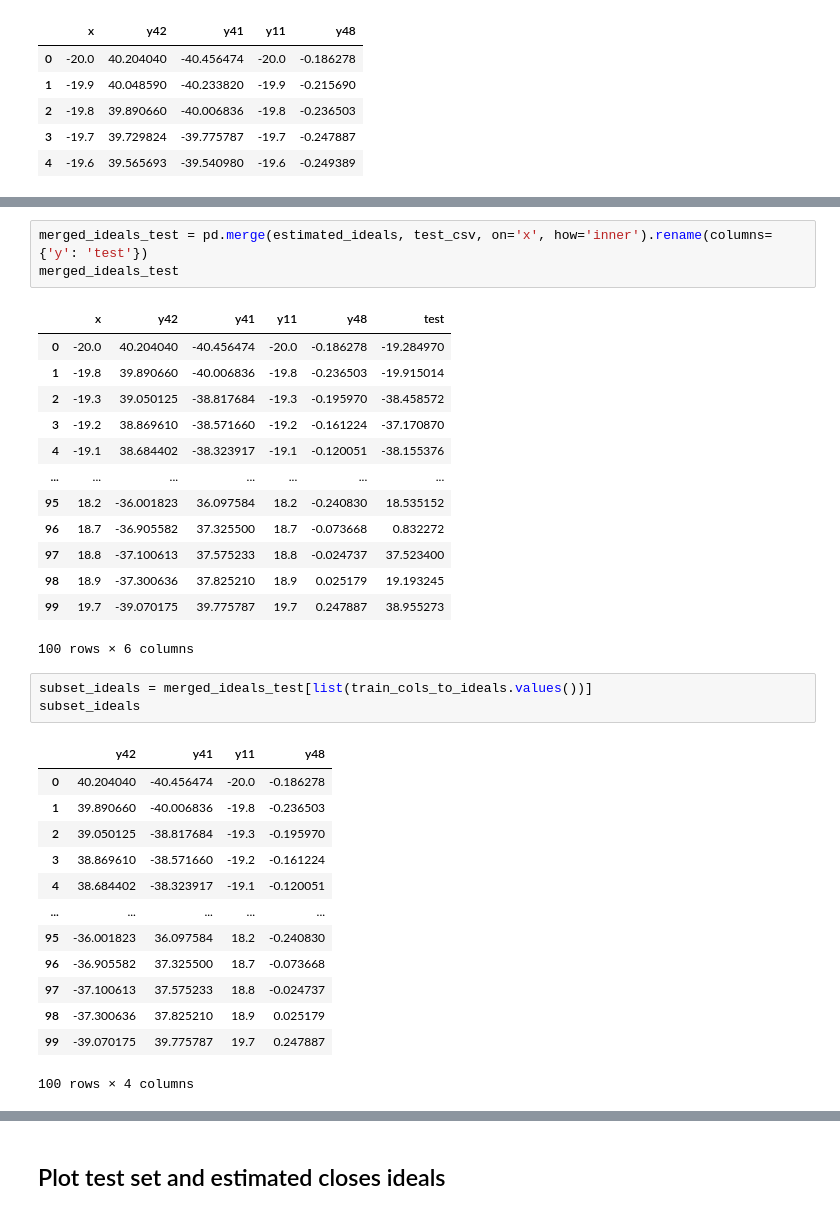
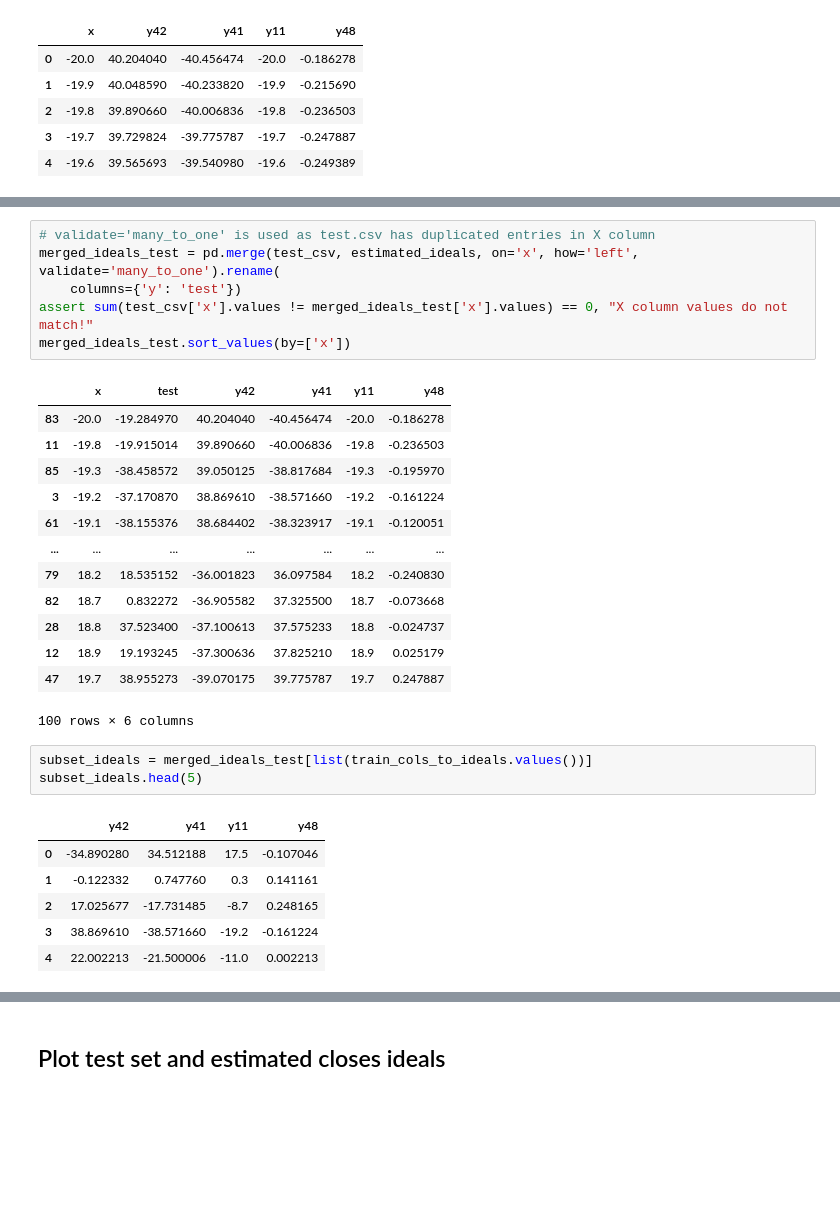
Before and after one commit to sukhitashvili/python_project, a Jupyter notebook: homework.ipynb, the cells around one changed output, grey strips where cells are left out. Saved outputs shown, nothing was run; the diff lists cells and outputs as text; blank space fills up the shorter version.

```diff
--- a/homework.ipynb
+++ b/homework.ipynb
@@ -210,36 +236,32 @@ test_csv
 # %%
-merged_ideals_test = pd.merge(estimated_ideals, test_csv, on='x', how='inner').rename(columns={'y': 'test'})
-merged_ideals_test
+# validate='many_to_one' is used as test.csv has duplicated entries in X column
+merged_ideals_test = pd.merge(test_csv, estimated_ideals, on='x', how='left', validate='many_to_one').rename(
+    columns={'y': 'test'})
+assert sum(test_csv['x'].values != merged_ideals_test['x'].values) == 0, "X column values do not match!"
+merged_ideals_test.sort_values(by=['x'])
 # %% [output]
-|  | x | y42 | y41 | y11 | y48 | test |
-| 0 | -20.0 | 40.204040 | -40.456474 | -20.0 | -0.186278 | -19.284970 |
-| 1 | -19.8 | 39.890660 | -40.006836 | -19.8 | -0.236503 | -19.915014 |
-| 2 | -19.3 | 39.050125 | -38.817684 | -19.3 | -0.195970 | -38.458572 |
-| 3 | -19.2 | 38.869610 | -38.571660 | -19.2 | -0.161224 | -37.170870 |
-| 4 | -19.1 | 38.684402 | -38.323917 | -19.1 | -0.120051 | -38.155376 |
+|  | x | test | y42 | y41 | y11 | y48 |
+| 83 | -20.0 | -19.284970 | 40.204040 | -40.456474 | -20.0 | -0.186278 |
+| 11 | -19.8 | -19.915014 | 39.890660 | -40.006836 | -19.8 | -0.236503 |
+| 85 | -19.3 | -38.458572 | 39.050125 | -38.817684 | -19.3 | -0.195970 |
+| 3 | -19.2 | -37.170870 | 38.869610 | -38.571660 | -19.2 | -0.161224 |
+| 61 | -19.1 | -38.155376 | 38.684402 | -38.323917 | -19.1 | -0.120051 |
 | ... | ... | ... | ... | ... | ... | ... |
-| 95 | 18.2 | -36.001823 | 36.097584 | 18.2 | -0.240830 | 18.535152 |
-| 96 | 18.7 | -36.905582 | 37.325500 | 18.7 | -0.073668 | 0.832272 |
-| 97 | 18.8 | -37.100613 | 37.575233 | 18.8 | -0.024737 | 37.523400 |
-| 98 | 18.9 | -37.300636 | 37.825210 | 18.9 | 0.025179 | 19.193245 |
-| 99 | 19.7 | -39.070175 | 39.775787 | 19.7 | 0.247887 | 38.955273 |
+| 79 | 18.2 | 18.535152 | -36.001823 | 36.097584 | 18.2 | -0.240830 |
+| 82 | 18.7 | 0.832272 | -36.905582 | 37.325500 | 18.7 | -0.073668 |
+| 28 | 18.8 | 37.523400 | -37.100613 | 37.575233 | 18.8 | -0.024737 |
+| 12 | 18.9 | 19.193245 | -37.300636 | 37.825210 | 18.9 | 0.025179 |
+| 47 | 19.7 | 38.955273 | -39.070175 | 39.775787 | 19.7 | 0.247887 |
 100 rows × 6 columns
 # %%
 subset_ideals = merged_ideals_test[list(train_cols_to_ideals.values())]
-subset_ideals
+subset_ideals.head(5)
 # %% [output]
 |  | y42 | y41 | y11 | y48 |
-| 0 | 40.204040 | -40.456474 | -20.0 | -0.186278 |
-| 1 | 39.890660 | -40.006836 | -19.8 | -0.236503 |
-| 2 | 39.050125 | -38.817684 | -19.3 | -0.195970 |
+| 0 | -34.890280 | 34.512188 | 17.5 | -0.107046 |
+| 1 | -0.122332 | 0.747760 | 0.3 | 0.141161 |
+| 2 | 17.025677 | -17.731485 | -8.7 | 0.248165 |
 | 3 | 38.869610 | -38.571660 | -19.2 | -0.161224 |
-| 4 | 38.684402 | -38.323917 | -19.1 | -0.120051 |
-| ... | ... | ... | ... | ... |
-| 95 | -36.001823 | 36.097584 | 18.2 | -0.240830 |
-| 96 | -36.905582 | 37.325500 | 18.7 | -0.073668 |
-| 97 | -37.100613 | 37.575233 | 18.8 | -0.024737 |
-| 98 | -37.300636 | 37.825210 | 18.9 | 0.025179 |
-| 99 | -39.070175 | 39.775787 | 19.7 | 0.247887 |
+| 4 | 22.002213 | -21.500006 | -11.0 | 0.002213 |
-100 rows × 4 columns
 # %%
 ideals_test_abs_diff = abs(subset_ideals.sub(merged_ideals_test['test'], axis=0))
```
Also changed, not shown: parts of 37 cells of this notebook.
